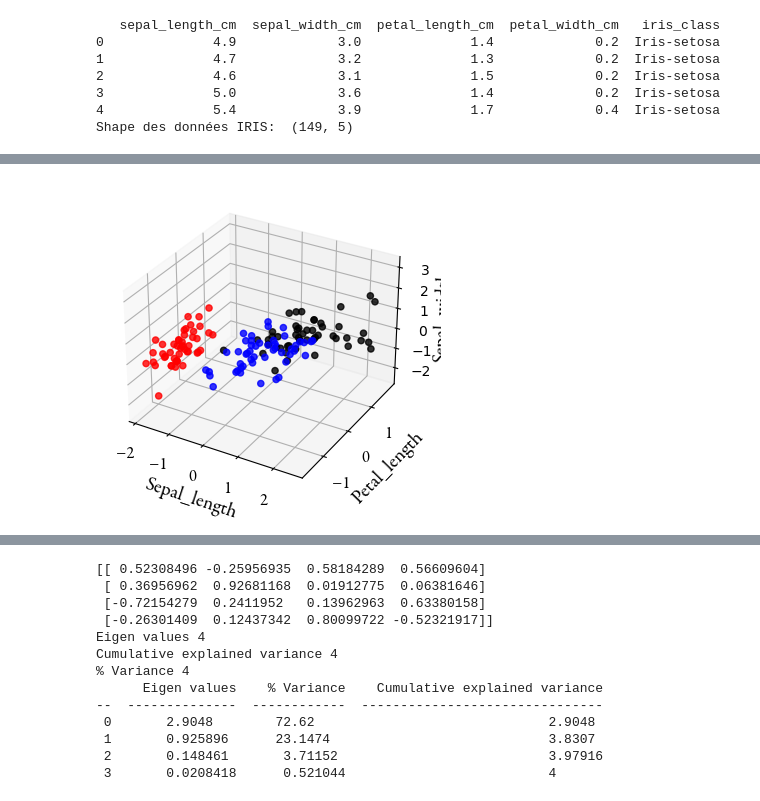
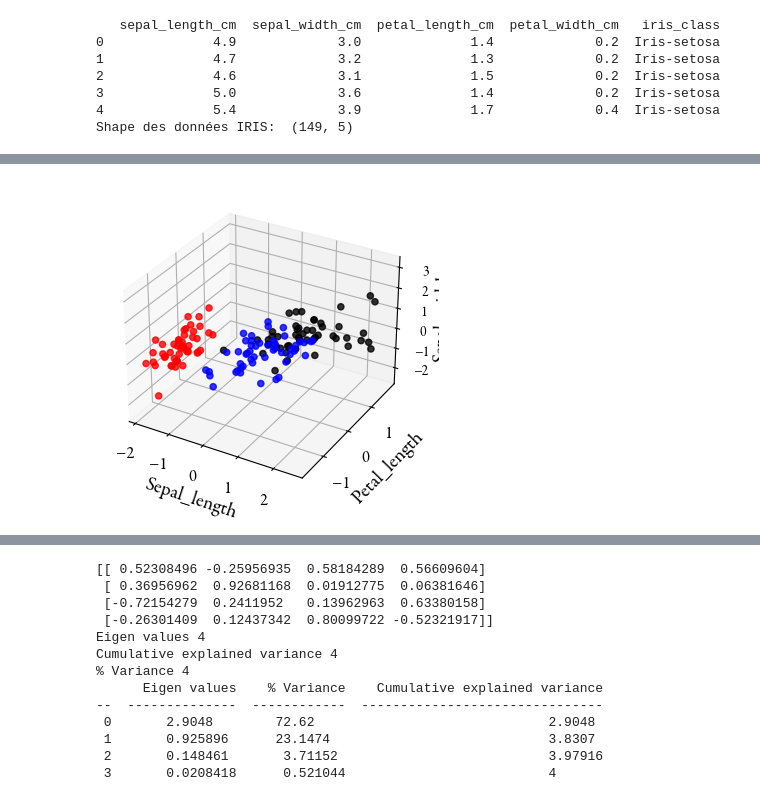
Before and after one commit to RMorana/DU_Data, a Jupyter notebook: DimReduc.ipynb, the cells around one changed output, grey strips where cells are left out. Drawn from its saved outputs; the diff is of its cells as text; code cells hidden in the pictures.

```diff
--- a/DimReduc.ipynb
+++ b/DimReduc.ipynb
@@ -50,5 +50,8 @@ garamond_font = FontProperties(fname="/Library/Fonts/GaramondPremrPro.otf",size=
 
 font_manager.findSystemFonts(fontpaths=font_path, fontext="ttf")
 font_manager.findfont("Garamond Premier Pro")
+
+# Définissez la police par défaut pour toute la figure
+matplotlib.rcParams['font.family'] = 'Garamond Premier Pro'
 # %% [output]
 /Library/Fonts/GaramondPremrPro.otf
@@ -93,27 +97,29 @@ plt.show()
 # %%
+# Projet 1. Q2.
+
 # Centrer et reduire les données
 
 # Première méthode avec scale
 from sklearn.preprocessing import scale
 #df_iris_cr = scale(df_iris)
 
 # Seconde méthode pour obtenir directement un dataframe
 temp = df_iris.sub(df_iris.mean()) # Soustraire la moyenne de chaque colonne à chaque valeur : centrer les valeurs
 df_iris_cr= temp.div(temp.std()) # Divisé les valeurs de la dataframe par l'écart-type de chaque colonne
 df_iris_cr["iris_class"]=df_iris["iris_class"]
 fig = plt.figure(figsize=(5,4))
 ax = fig.add_subplot(projection='3d')
 x=df_iris_cr["sepal_length_cm"]
 y=df_iris_cr["petal_length_cm"]
 z=df_iris_cr["sepal_width_cm"]
 colors={"Iris-setosa":"red","Iris-versicolor":"blue","Iris-virginica":"black"}
 sctt=ax.scatter3D(x,y,z,alpha=0.8, c=df_iris_cr["iris_class"].map(colors))
-plt.xticks(font=garamond_font,fontsize=12)
-plt.yticks(font=garamond_font,fontsize=12)
-plt.xlabel("Sepal_length", font=garamond_font,fontsize=14)
-plt.ylabel("Petal_length", font=garamond_font,fontsize=14)
-ax.set_zlabel("Sepal_width", font=garamond_font,fontsize=14)
+plt.xticks(fontsize=12)
+plt.yticks(fontsize=12)
+plt.xlabel("Sepal_length", fontsize=14)
+plt.ylabel("Petal_length", fontsize=14)
+ax.set_zlabel("Sepal_width", fontsize=14)
 ax.zaxis.labelpad=-0.7
 plt.show()
 # %% [output]
-[figure, old version]
+[figure, new version]
```
Also changed, not shown: parts of 18 cells of this notebook.
